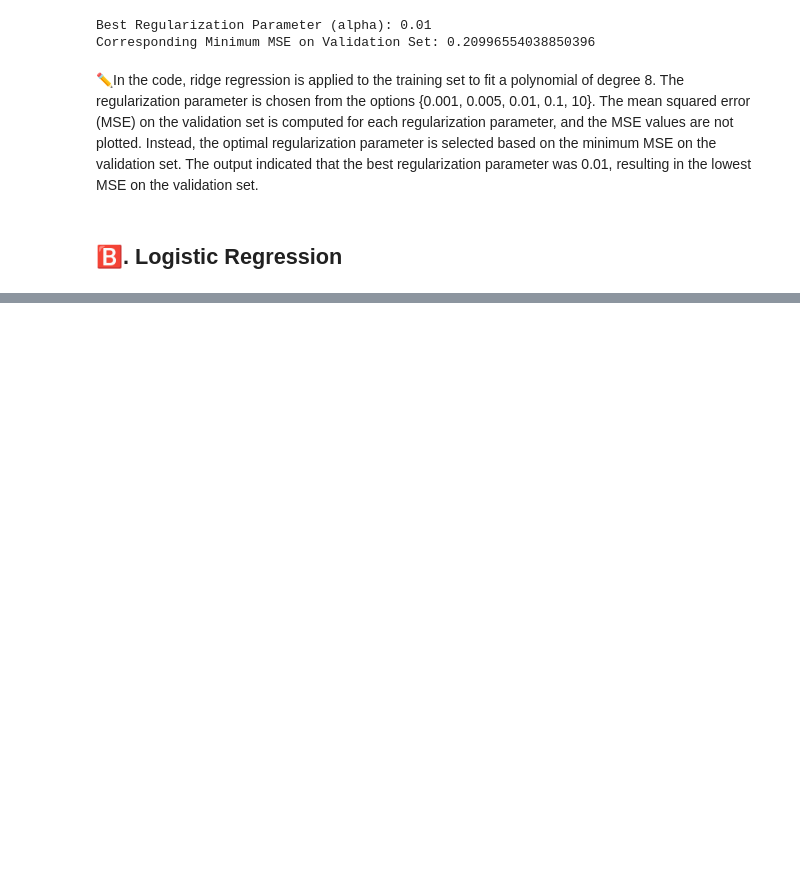
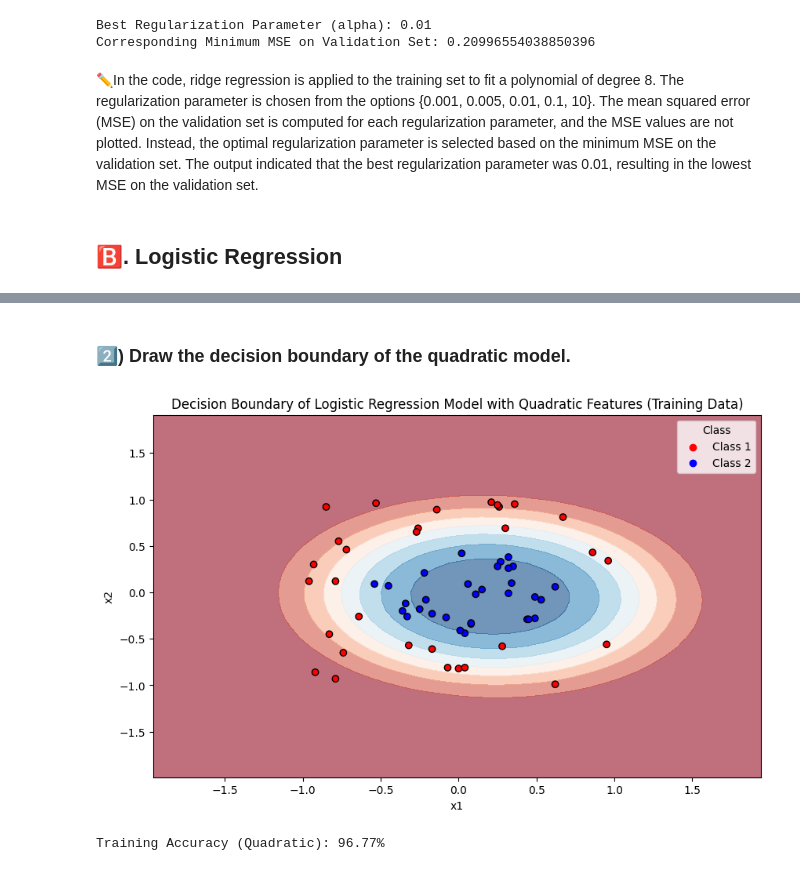
Before and after one commit to Omarmasalmah/Machine_Learning-Assignment_-2-, a Jupyter notebook: main.ipynb, the cells around one changed output, grey strips where cells are left out. Drawn from its saved outputs; the diff is of its cells as text; code cells hidden in the pictures; blank space fills up the shorter version.

```diff
--- a/main.ipynb
+++ b/main.ipynb
@@ -209,0 +291,48 @@ The output indicated that the best regularization parameter was 0.01, resulting
+# %% [markdown]
+### **2️⃣)** Draw the decision boundary of the quadratic model.
+# %%
+# Create quadratic features
+poly = PolynomialFeatures(degree=2)
+X_Training_quadratic = poly.fit_transform(logistic_Training[['x1', 'x2']])
+X_Testing_quadratic = poly.transform(logistic_Testing[['x1', 'x2']])
+
+# Initialize logistic regression model
+logistic_Model_quadratic = LogisticRegression()
+
+# Train the model with quadratic features
+logistic_Model_quadratic.fit(X_Training_quadratic, logistic_Training['class'])
+
+# Testing Accuracy
+train_Accuracy_quadratic = accuracy_score(logistic_Training['class'], logistic_Model_quadratic.predict(X_Training_quadratic))
+test_Accuracy_quadratic = accuracy_score(logistic_Testing['class'], logistic_Model_quadratic.predict(X_Testing_quadratic))
+
+# Decision Boundary Plotting
+x1_min, x1_max = logistic_Training['x1'].min() - 1, logistic_Training['x1'].max() + 1
+x2_min, x2_max = logistic_Training['x2'].min() - 1, logistic_Training['x2'].max() + 1
+xx1_mesh, xx2_mesh = np.meshgrid(np.arange(x1_min, x1_max, 0.1), np.arange(x2_min, x2_max, 0.1))
+
+# Predict probabilities on grid points
+predict_probs_quadratic = logistic_Model_quadratic.predict_proba(poly.transform(np.c_[xx1_mesh.ravel(), xx2_mesh.ravel()]))[:, 1]
+predict_probs_quadratic = predict_probs_quadratic.reshape(xx1_mesh.shape)
+
+# Create the scatterplot with decision boundary using training data
+plt.figure(figsize=(10, 6))
+plt.contourf(xx1_mesh, xx2_mesh, predict_probs_quadratic, alpha=0.6, cmap='RdBu')
+
+# Scatter plot with color gradients c1=red, c2=blue
+plt.scatter(logistic_Training['x1'], logistic_Training['x2'], c=['red' if label == 'C1' else 'blue' for label in logistic_Training['class']], edgecolors='k')
+
+plt.xlabel('x1')
+plt.ylabel('x2')
+plt.title('Decision Boundary of Logistic Regression Model with Quadratic Features (Training Data)')
+
+plt.legend(handles=[plt.scatter([], [], color='red', label='Class 1'), plt.scatter([], [], color='blue', label='Class 2')], title='Class')
+
+plt.show()
+
+
+# Display training and testing accuracy
+print(f"Training Accuracy (Quadratic): {train_Accuracy_quadratic:.2%}")
+# %% [output]
+[figure, added]
+Training Accuracy (Quadratic): 96.77%
```
Also changed, not shown: parts of 17 cells of this notebook.
